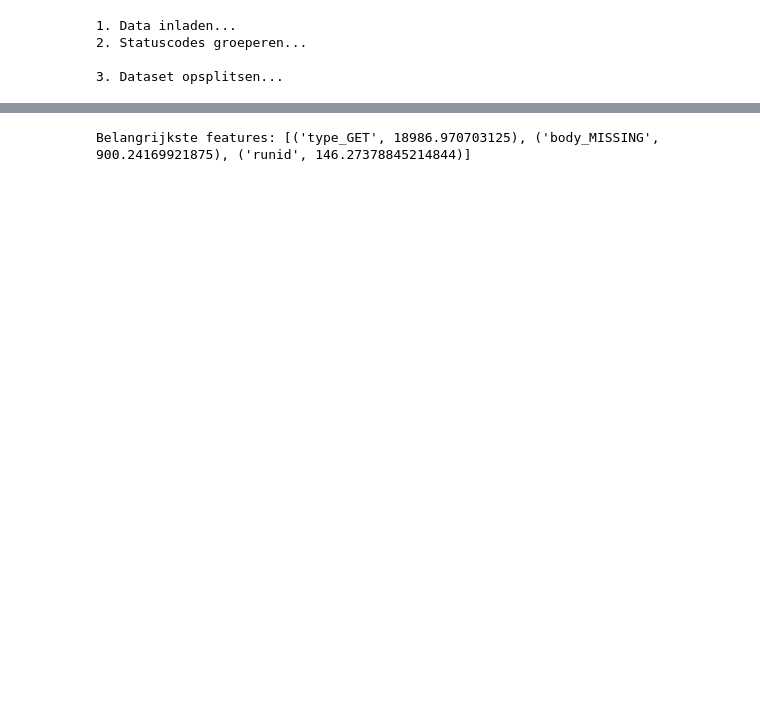
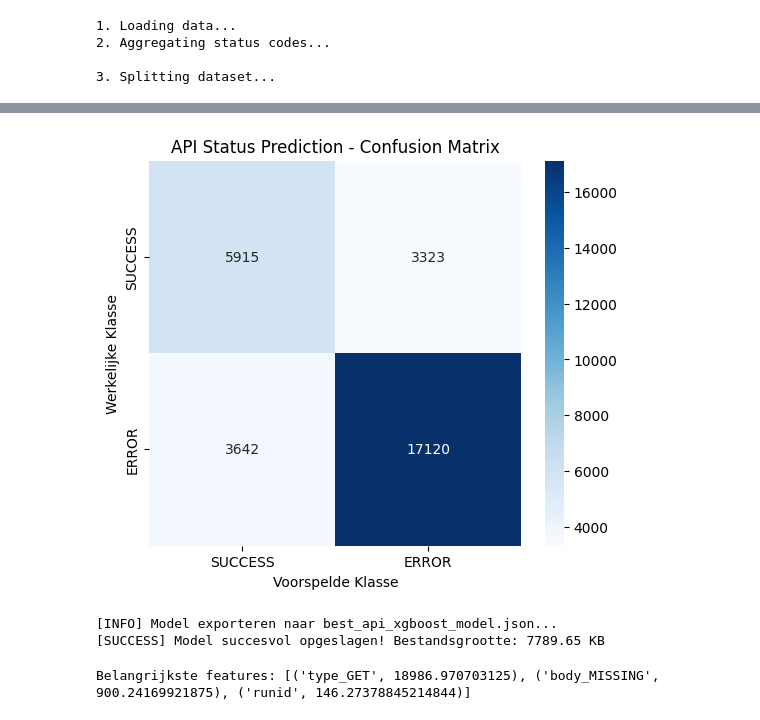
Before and after one commit to WapixelXD/Stage-opdracht-2de-jaar, a Jupyter notebook: fuzzing-project/scripts/XGBoost_Model.ipynb, the cells around one changed output, grey strips where cells are left out. Saved outputs shown, nothing was run; the diff lists cells and outputs as text; code cells hidden in the pictures; blank space fills up the shorter version.

Commit message:
Added confusion matrix visualisation, fixed roc auc metric and made a function to save the model

```diff
--- a/fuzzing-project/scripts/XGBoost_Model.ipynb
+++ b/fuzzing-project/scripts/XGBoost_Model.ipynb
@@ -6,15 +6,16 @@ This script processes structured log data, aggregates HTTP status codes into
 binary categories (SUCCESS vs. ERROR), and trains an XGBoost binary classifier.
 Evaluation metrics include LogLoss, classification reports, and AUC-ROC scores.
 """
-
+import os
 import gc
 import numpy as np
 import pandas as pd
 import xgboost as xgb
-
 from sklearn.metrics import classification_report, confusion_matrix, roc_auc_score
 from sklearn.model_selection import train_test_split
 from sklearn.preprocessing import LabelEncoder
+import matplotlib.pyplot as plt
+import seaborn as sns
 
 # ==========================================
 # CONFIGURATION
@@ -40,7 +41,7 @@ for col in sample.columns:
 df = pd.read_csv(DATA_PATH, dtype=dtypes)
 
 # ==========================================
-# 2. STATUS CODE AGGREGATION
+# 2. STATUS CODE AGGREGATION & BINARIZATION
 # ==========================================
 print("2. Aggregating status codes...")
 status_group_mapping = {
@@ -55,8 +56,9 @@ status_group_mapping = {
 
 df["status_grouped"] = df[TARGET_COL].map(status_group_mapping)
 
-le = LabelEncoder()
-df[TARGET_COL] = le.fit_transform(df["status_grouped"])
+# ERROR = 1 (Positieve klasse), SUCCESS = 0 (Negatieve klasse)
+binary_mapping = {"SUCCESS": 0, "ERROR": 1}
+df[TARGET_COL] = df["status_grouped"].map(binary_mapping)
 df.drop(columns=["status_grouped"], inplace=True)
 
 # ==========================================
@@ -135,31 +137,66 @@ bst = xgb.train(
 )
 
 # ==========================================
-# 9. EVALUATION (including AUC-ROC score)
+# 9. EVALUATION
 # ==========================================
 print("\n=== EVALUATION ===")
-best_iteration = bst.best_iteration
-preds_prob = bst.predict(dval, iteration_range=(0, best_iteration + 1))
 
-# Binary predictions (0 or 1) using a customized threshold of 0.6
-y_pred = (preds_prob >= 0.6).astype(int)
 
-# Calculating AUC-ROC Score using continuous probabilities
+preds_prob = bst.predict(dval)
+
+
+y_pred = (preds_prob >= 0.35).astype(int)
+
+# Berekening AUC-ROC blijft perfect zo:
 auc_score = roc_auc_score(y_val, preds_prob)
 print(f"Final AUC-ROC Score: {auc_score:.4f}")
 print("-" * 40)
 
 print("\nClassification Report:")
-print(classification_report(y_val, y_pred))
+print(classification_report(y_val, y_pred, target_names=["SUCCESS", "ERROR"]))
 
-print("\nConfusion Matrix:")
-print(confusion_matrix(y_val, y_pred))
+cm = confusion_matrix(y_val, y_pred)
 
-print("\nLabel mapping:")
-for i, cls in enumerate(le.classes_):
-    print(f"{i} -> {cls}")
+plt.figure(figsize=(6, 5))
+sns.heatmap(
+    cm,
+    annot=True,
+    fmt='d',
+    cmap='Blues',
+    xticklabels=['SUCCESS', 'ERROR'],
+    yticklabels=['SUCCESS', 'ERROR']
+)
+
+plt.ylabel('Werkelijke Klasse')
+plt.xlabel('Voorspelde Klasse')
+plt.title('API Status Prediction - Confusion Matrix')
+plt.savefig('Confusion_Matrix.png')
+plt.show()
+
+import os
+
+def export_best_model(model, file_path="best_api_xgboost_model.json"):
+    """
+    Exporteert het getrainde XGBoost model naar de schijf.
+    """
+    try:
+        print(f"\n[INFO] Model exporteren naar {file_path}...")
+
+        # Sla het model op in het native XGBoost JSON-formaat
+        model.save_model(file_path)
+
+        if os.path.exists(file_path):
+            print(f"[SUCCESS] Model succesvol opgeslagen! Bestandsgrootte: {os.path.getsize(file_path) / 1024:.2f} KB")
+        else:
+            print("[WARNING] Export voltooid, maar bestand kon niet worden geverifieerd.")
+
+    except Exception as e:
+        print(f"[ERROR] Fout opgetreden tijdens het exporteren van het model: {e}")
+
+
+export_best_model(bst)
 # %% [output]
-1. Data inladen...
-2. Statuscodes groeperen...
+1. Loading data...
+2. Aggregating status codes...
 
-3. Dataset opsplitsen...
+3. Splitting dataset...
@@ -183,3 +220,6 @@ Label mapping:
+[figure, added]
+[INFO] Model exporteren naar best_api_xgboost_model.json...
+[SUCCESS] Model succesvol opgeslagen! Bestandsgrootte: 7789.65 KB
 # %%
 # Train een mini-model met 5 bomen om de belangrijkste feature te vinden
 mini_bst = xgb.train(params, dtrain, num_boost_round=5)
```
Also changed, not shown: parts of 1 cell of this notebook.
